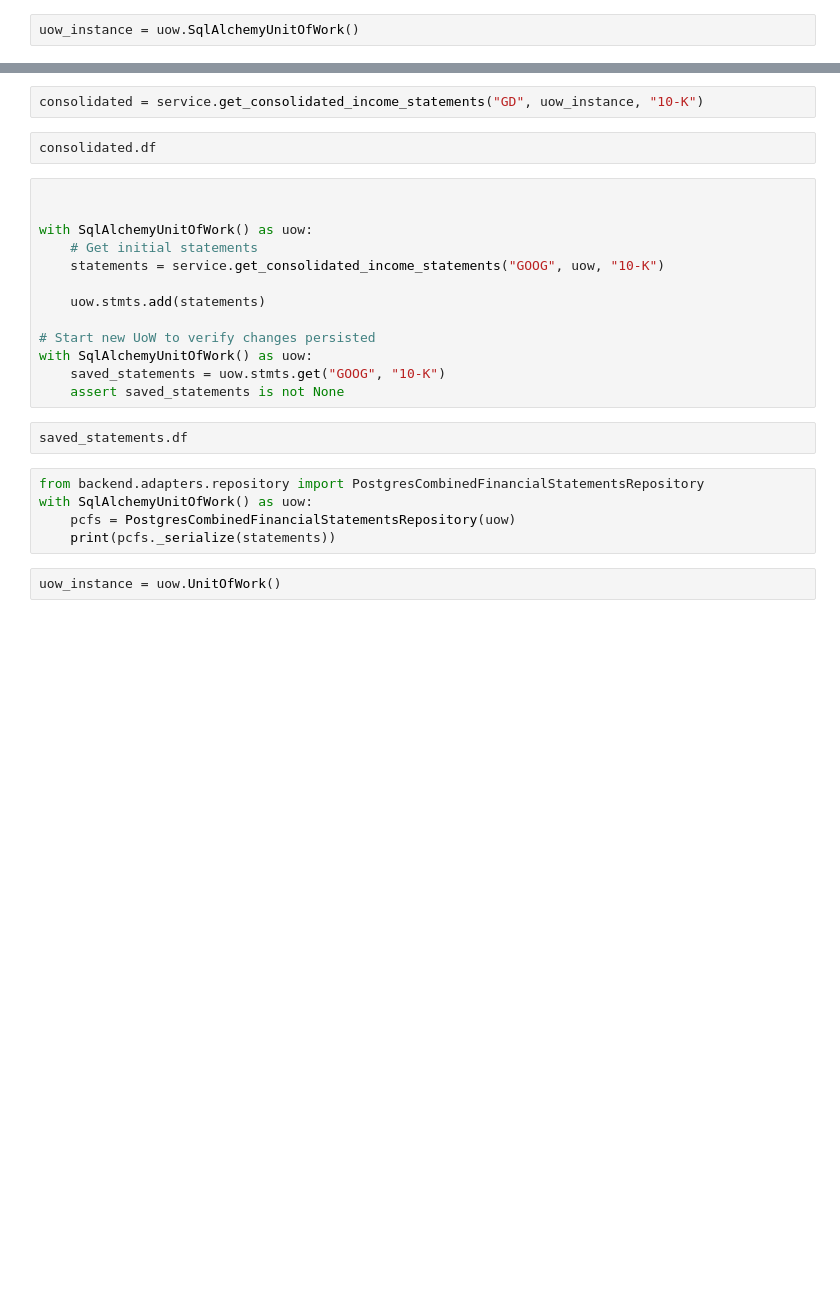
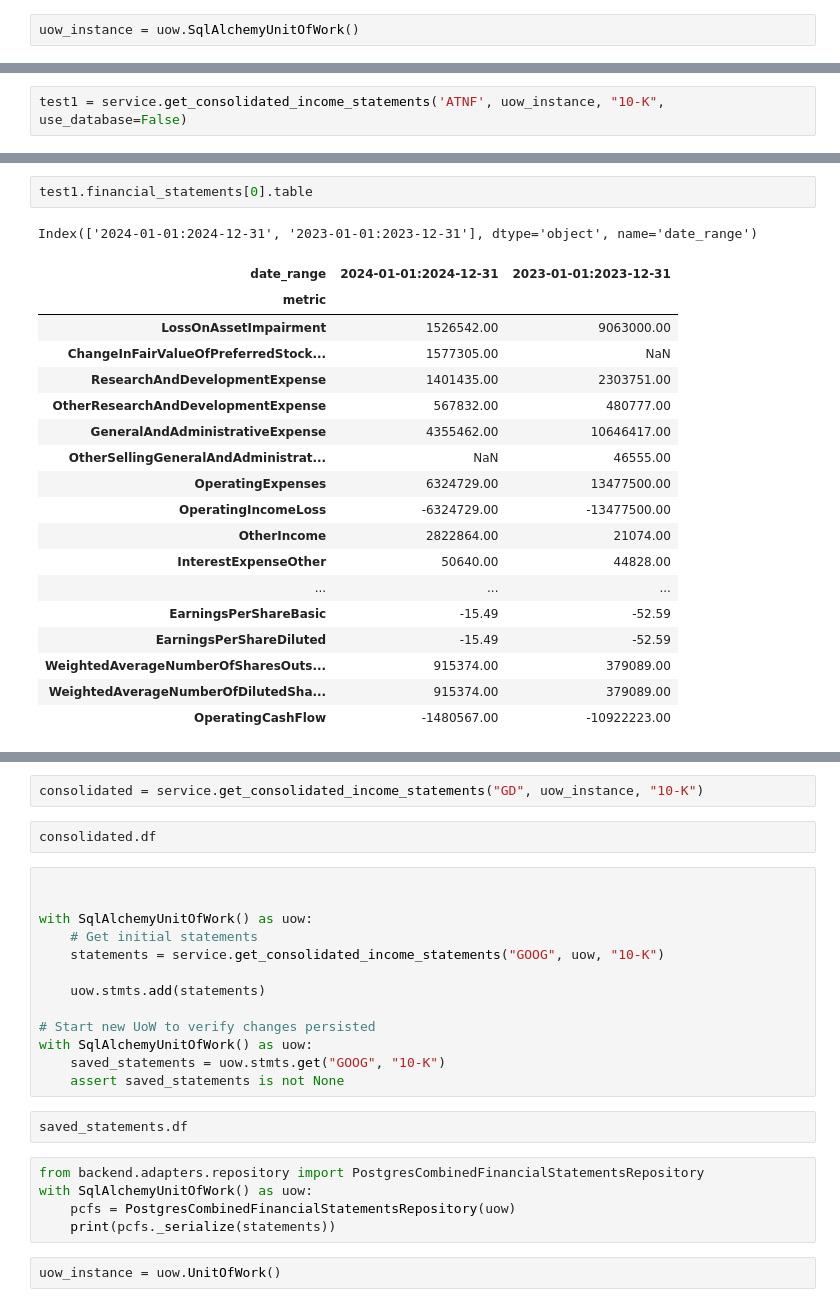
Before and after one commit to LimitedInfo/EquityAlchemy, a Jupyter notebook: domainModeling.ipynb, the cells around one changed output, grey strips where cells are left out. Saved outputs shown, nothing was run; the diff lists cells and outputs as text; blank space fills up the shorter version.

```diff
--- a/domainModeling.ipynb
+++ b/domainModeling.ipynb
@@ -17,0 +147,2 @@ uow_instance = uow.SqlAlchemyUnitOfWork()
+# %%
+test1 = service.get_consolidated_income_statements('ATNF', uow_instance, "10-K", use_database=False)
@@ -17,0 +167,22 @@ uow_instance = uow.SqlAlchemyUnitOfWork()
+# %%
+test1.financial_statements[0].table
+# %% [output]
+Index(['2024-01-01:2024-12-31', '2023-01-01:2023-12-31'], dtype='object', name='date_range')
+| date_range | 2024-01-01:2024-12-31 | 2023-01-01:2023-12-31 |
+| metric |  |  |
+| LossOnAssetImpairment | 1526542.00 | 9063000.00 |
+| ChangeInFairValueOfPreferredStock... | 1577305.00 | NaN |
+| ResearchAndDevelopmentExpense | 1401435.00 | 2303751.00 |
+| OtherResearchAndDevelopmentExpense | 567832.00 | 480777.00 |
+| GeneralAndAdministrativeExpense | 4355462.00 | 10646417.00 |
+| OtherSellingGeneralAndAdministrat... | NaN | 46555.00 |
+| OperatingExpenses | 6324729.00 | 13477500.00 |
+| OperatingIncomeLoss | -6324729.00 | -13477500.00 |
+| OtherIncome | 2822864.00 | 21074.00 |
+| InterestExpenseOther | 50640.00 | 44828.00 |
+| ... | ... | ... |
+| EarningsPerShareBasic | -15.49 | -52.59 |
+| EarningsPerShareDiluted | -15.49 | -52.59 |
+| WeightedAverageNumberOfSharesOuts... | 915374.00 | 379089.00 |
+| WeightedAverageNumberOfDilutedSha... | 915374.00 | 379089.00 |
+| OperatingCashFlow | -1480567.00 | -10922223.00 |
```
Also changed, not shown: parts of 23 cells of this notebook, 9 other files.
